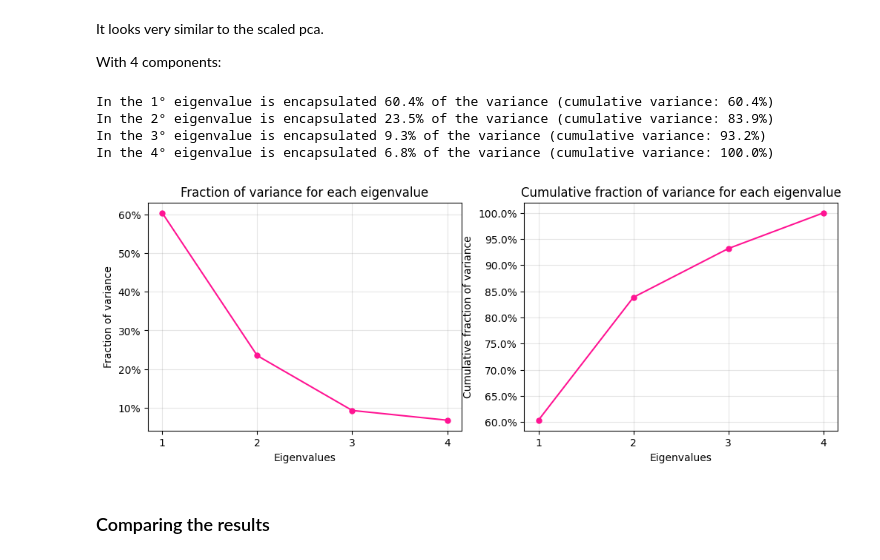
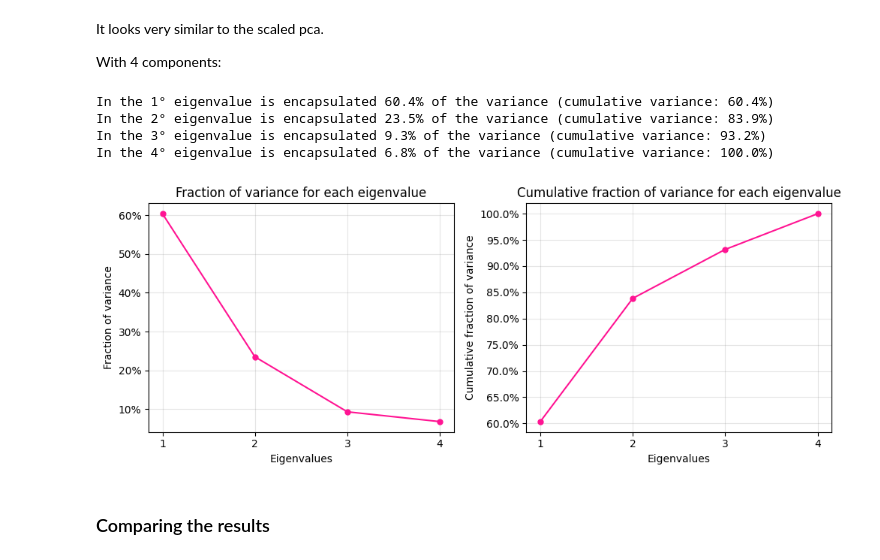
Before and after one commit to Alice-Palladino/astrostatistics_bicocca_2024, a Jupyter notebook: working/L15 - The HR diagram.ipynb, the cells around one changed output. Saved outputs shown, nothing was run; the diff lists cells and outputs as text; code cells hidden in the pictures.

```diff
--- a/working/L15 - The HR diagram.ipynb
+++ b/working/L15 - The HR diagram.ipynb
@@ -141,7 +139,7 @@ I want to use a linear transformation so that every dimension goes from $-1$ to
 scaler = MinMaxScaler(feature_range=(-1, 1))
 scaled_data = scaler.fit_transform(data)
 
-pca = PCA(n_components=2)
-sca_components = pca.fit_transform(scaled_data)
+pca = PCA(n_components=2, random_state = 336)
+scaled_components = pca.fit_transform(scaled_data)
 # %%
 plt.figure(figsize=(7,7))
@@ -167,13 +165,13 @@ Out of curiosity, I want to check the variance of 4 components:
 # %%
-pca = PCA(n_components=4)
-components = pca.fit_transform(scaled_data)
+pca = PCA(n_components=4, random_state = 336)
+scaled_components = pca.fit_transform(scaled_data)
 evals_scaled = pca.explained_variance_ratio_
 
 for i, v in enumerate(evals_scaled):
     print("In the %i° eigenvalue is encapsulated %.1f%% of the variance (cumulative variance: %.1f%%)" % (i+1, v*100, np.cumsum(evals_scaled)[i]*100))
 
-fig, ax = plt.subplots(1, 2, figsize=(12, 4))
-xgrid = np.arange(len(evals_scaled))+1
+fig, ax = plt.subplots(1, 2, figsize=(10, 4))
+xgrid = np.arange(1, 5)
 
 ax[0].plot(xgrid, evals_scaled, marker = 'o', markersize = 5, ls = '-', color = 'deeppink')
 ax[0].grid(c='grey', alpha = 0.2)
@@ -191,6 +189,7 @@ ax[1].set_ylabel('Cumulative fraction of variance')
 ax[1].yaxis.set_major_formatter(PercentFormatter(xmax=1))
 ax[1].set_title('Cumulative fraction of variance for each eigenvalue')
 
+plt.tight_layout()
 plt.show()
 # %% [output]
 In the 1° eigenvalue is encapsulated 63.8% of the variance (cumulative variance: 63.8%)
@@ -228,39 +227,40 @@ It looks very similar to the scaled pca.
 
 With 4 components:
 # %%
-pca = PCA(n_components=4)
+pca = PCA(n_components=4, random_state = 336)
 std_components = pca.fit_transform(std_data)
 evals_std = pca.explained_variance_ratio_
 
 for i, v in enumerate(evals_std):
     print("In the %i° eigenvalue is encapsulated %.1f%% of the variance (cumulative variance: %.1f%%)" % (i+1, v*100, np.cumsum(evals_std)[i]*100))
 
-fig, ax = plt.subplots(1, 2, figsize=(12, 4))
-xgrid = np.arange(len(evals_std))+1
+fig, ax = plt.subplots(1, 2, figsize=(10, 4))
+xgrid = np.arange(1, 5)
 
 ax[0].plot(xgrid, evals_std, marker = 'o', markersize = 5, ls = '-', color = 'deeppink')
 ax[0].grid(c='grey', alpha = 0.2)
 ax[0].set_xlabel('Eigenvalues')
 ax[0].set_xticks(xgrid)
 ax[0].set_ylabel('Fraction of variance')
 ax[0].yaxis.set_major_formatter(PercentFormatter(xmax=1))
 ax[0].set_title('Fraction of variance for each eigenvalue')
 
 ax[1].plot(xgrid, np.cumsum(evals_std), marker = 'o', markersize = 5, ls = '-', color = 'deeppink')
 ax[1].grid(c='grey', alpha = 0.2)
 ax[1].set_xlabel('Eigenvalues')
 ax[1].set_xticks(xgrid)
 ax[1].set_ylabel('Cumulative fraction of variance')
 ax[1].yaxis.set_major_formatter(PercentFormatter(xmax=1))
 ax[1].set_title('Cumulative fraction of variance for each eigenvalue')
 
+plt.tight_layout()
 plt.show()
 # %% [output]
 In the 1° eigenvalue is encapsulated 60.4% of the variance (cumulative variance: 60.4%)
 In the 2° eigenvalue is encapsulated 23.5% of the variance (cumulative variance: 83.9%)
 In the 3° eigenvalue is encapsulated 9.3% of the variance (cumulative variance: 93.2%)
 In the 4° eigenvalue is encapsulated 6.8% of the variance (cumulative variance: 100.0%)
-[figure, old version]
+[figure, new version]
 # %% [markdown]
 ### Comparing the results
 # %%
```
Also changed, not shown: parts of 30 cells of this notebook.
